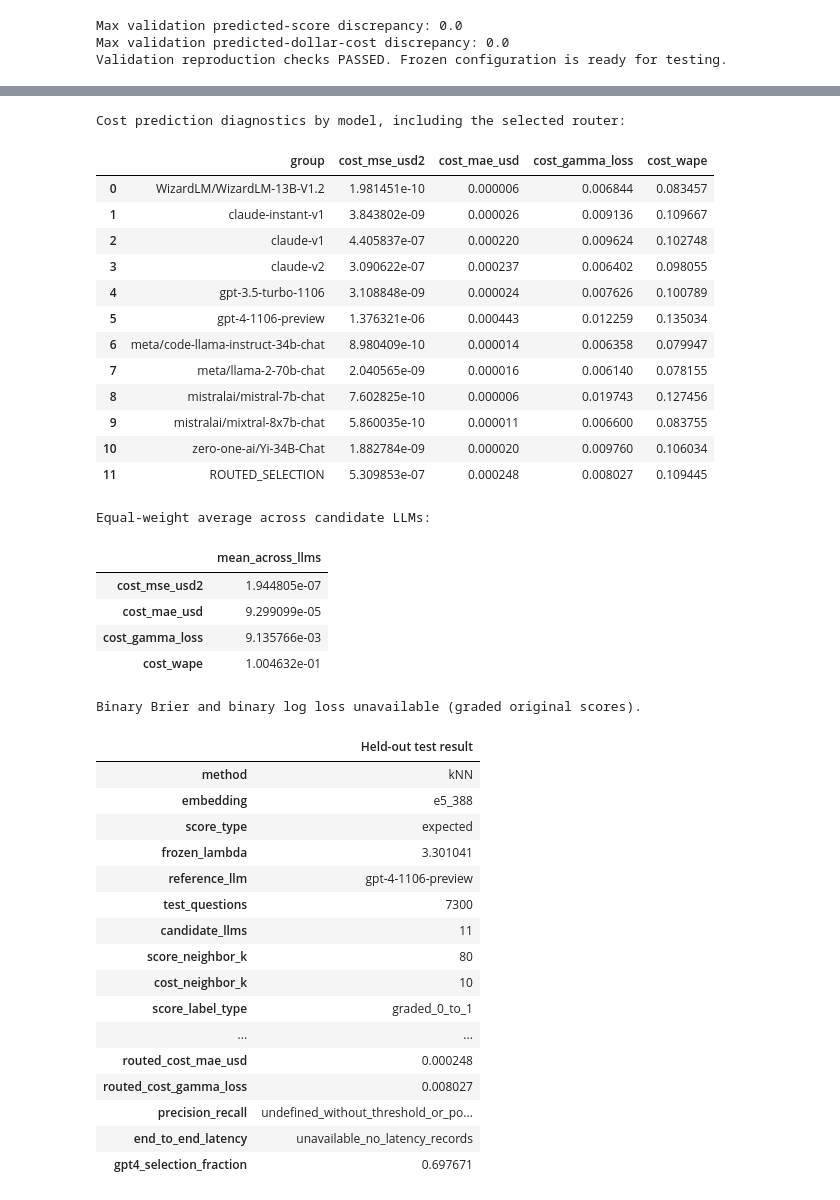
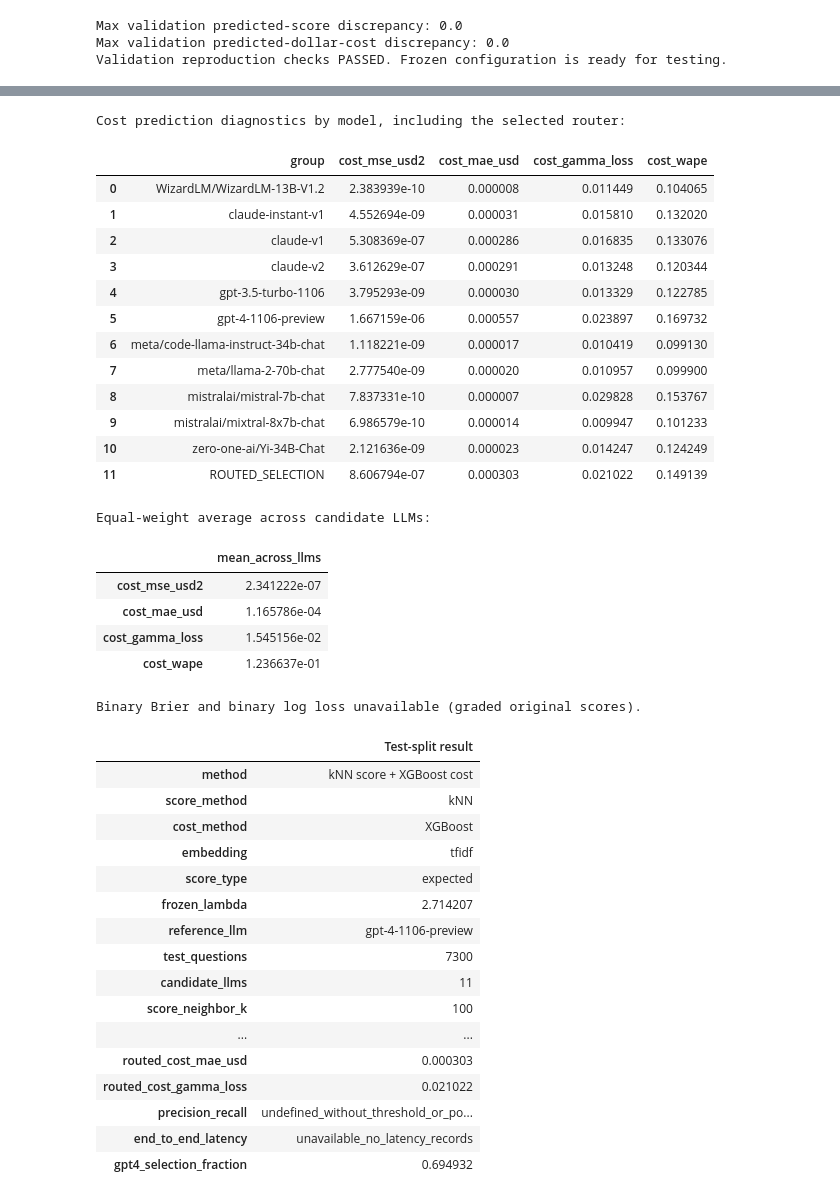
Before and after one commit to Erdos-Projects/fall-2026-right-for-less, a Jupyter notebook: 4_Final_Test/Final_Test_kNN_E5_Frozen_Policy_KPIs_TieFix.ipynb, the cells around one changed output, grey strips where cells are left out. Drawn from its saved outputs; the diff is of its cells as text; code cells hidden in the pictures.

```diff
--- a/4_Final_Test/Final_Test_kNN_E5_Frozen_Policy_KPIs_TieFix.ipynb
+++ b/4_Final_Test/Final_Test_kNN_E5_Frozen_Policy_KPIs_TieFix.ipynb
@@ -174,8 +179,8 @@ No test outcome is used to predict costs, predict scores, select model indices,
 # %%
 test_questions = pd.read_pickle(table_dir / "test_questions.pkl")
-X_test = np.load(e5_dir / "X_test_e5_full_features.npy", allow_pickle=False)
-assert X_test.shape == (len(test_questions), 388)
-p_test, c_test = knn_predict(X_test)
+X_test = load_tfidf("test")
+assert X_test.shape == (len(test_questions), X_train.shape[1])
+p_test, c_test = predict(X_test)
 predicted_scores = pd.DataFrame(p_test @ support, index=test_questions.index, columns=model_names)
 predicted_costs = pd.DataFrame(c_test, index=test_questions.index, columns=model_names)
 assert np.allclose(p_test.sum(axis=2), 1, atol=1e-10)
@@ -314,10 +316,11 @@ else:
     print("Binary Brier and binary log loss unavailable (graded original scores).")
 
 scorecard = pd.DataFrame([{
-    "method": METHOD, "embedding": FEATURE, "score_type": SCORE_TYPE,
+    "method": METHOD, "score_method": SCORE_METHOD, "cost_method": COST_METHOD,
+    "embedding": FEATURE, "score_type": SCORE_TYPE,
     "frozen_lambda": float(FROZEN_LAMBDA), "reference_llm": ref,
     "test_questions": len(test_questions), "candidate_llms": len(model_names),
-    "score_neighbor_k": selected_score_k, "cost_neighbor_k": selected_cost_k,
+    "score_neighbor_k": selected_score_k, "cost_neighbor_k": None,
     "score_label_type": "strict_binary" if strict_binary else "graded_0_to_1",
     "routed_mean_recorded_score": router_mean_score,
     "reference_mean_recorded_score": ref_mean_score,
@@ -329,67 +332,67 @@ scorecard = pd.DataFrame([{
     "relative_cost_savings": savings,
     "savings_ci95_lower": float(savings_ci[0]),
     "savings_ci95_upper": float(savings_ci[1]),
     "routed_accuracy_binary": router_mean_score if strict_binary else np.nan,
     "accuracy_change_binary": score_delta if strict_binary else np.nan,
     "candidate_binary_brier_mean_proxy": float(np.mean(score_proxy_brier_per_llm)) if strict_binary else np.nan,
     "candidate_binary_logloss_mean_proxy": float(np.mean(binary_log_loss_per_llm)) if strict_binary else np.nan,
     "candidate_cost_mse_mean_usd2": mean_llm_diagnostics["cost_mse_usd2"],
     "candidate_cost_mae_mean_usd": mean_llm_diagnostics["cost_mae_usd"],
     "candidate_cost_gamma_loss_mean": mean_llm_diagnostics["cost_gamma_loss"],
     "routed_cost_mse_usd2": cost_diagnostics.iloc[-1]["cost_mse_usd2"],
     "routed_cost_mae_usd": cost_diagnostics.iloc[-1]["cost_mae_usd"],
     "routed_cost_gamma_loss": cost_diagnostics.iloc[-1]["cost_gamma_loss"],
     "precision_recall": "undefined_without_threshold_or_positive_class",
     "end_to_end_latency": "unavailable_no_latency_records",
     "gpt4_selection_fraction": float((selected_models == "gpt-4-1106-preview").mean()),
 }])
-display(scorecard.T.rename(columns={0:"Held-out test result"}))
+display(scorecard.T.rename(columns={0:"Test-split result"}))
 
 if strict_binary:
     binary_diagnostics = pd.DataFrame({
         "llm": model_names,
         "brier_expected_score_proxy": score_proxy_brier_per_llm,
         "binary_logloss_expected_score_proxy": binary_log_loss_per_llm
     })
     display(binary_diagnostics)
 else:
     binary_diagnostics = pd.DataFrame(columns=["llm", "brier_expected_score_proxy", "binary_logloss_expected_score_proxy"])
 # %% [output]
 Cost prediction diagnostics by model, including the selected router:
 |  | group | cost_mse_usd2 | cost_mae_usd | cost_gamma_loss | cost_wape |
-| 0 | WizardLM/WizardLM-13B-V1.2 | 1.981451e-10 | 0.000006 | 0.006844 | 0.083457 |
-| 1 | claude-instant-v1 | 3.843802e-09 | 0.000026 | 0.009136 | 0.109667 |
-| 2 | claude-v1 | 4.405837e-07 | 0.000220 | 0.009624 | 0.102748 |
-| 3 | claude-v2 | 3.090622e-07 | 0.000237 | 0.006402 | 0.098055 |
-| 4 | gpt-3.5-turbo-1106 | 3.108848e-09 | 0.000024 | 0.007626 | 0.100789 |
-| 5 | gpt-4-1106-preview | 1.376321e-06 | 0.000443 | 0.012259 | 0.135034 |
-| 6 | meta/code-llama-instruct-34b-chat | 8.980409e-10 | 0.000014 | 0.006358 | 0.079947 |
-| 7 | meta/llama-2-70b-chat | 2.040565e-09 | 0.000016 | 0.006140 | 0.078155 |
-| 8 | mistralai/mistral-7b-chat | 7.602825e-10 | 0.000006 | 0.019743 | 0.127456 |
-| 9 | mistralai/mixtral-8x7b-chat | 5.860035e-10 | 0.000011 | 0.006600 | 0.083755 |
-| 10 | zero-one-ai/Yi-34B-Chat | 1.882784e-09 | 0.000020 | 0.009760 | 0.106034 |
-| 11 | ROUTED_SELECTION | 5.309853e-07 | 0.000248 | 0.008027 | 0.109445 |
+| 0 | WizardLM/WizardLM-13B-V1.2 | 2.383939e-10 | 0.000008 | 0.011449 | 0.104065 |
+| 1 | claude-instant-v1 | 4.552694e-09 | 0.000031 | 0.015810 | 0.132020 |
+| 2 | claude-v1 | 5.308369e-07 | 0.000286 | 0.016835 | 0.133076 |
+| 3 | claude-v2 | 3.612629e-07 | 0.000291 | 0.013248 | 0.120344 |
+| 4 | gpt-3.5-turbo-1106 | 3.795293e-09 | 0.000030 | 0.013329 | 0.122785 |
+| 5 | gpt-4-1106-preview | 1.667159e-06 | 0.000557 | 0.023897 | 0.169732 |
+| 6 | meta/code-llama-instruct-34b-chat | 1.118221e-09 | 0.000017 | 0.010419 | 0.099130 |
+| 7 | meta/llama-2-70b-chat | 2.777540e-09 | 0.000020 | 0.010957 | 0.099900 |
+| 8 | mistralai/mistral-7b-chat | 7.837331e-10 | 0.000007 | 0.029828 | 0.153767 |
+| 9 | mistralai/mixtral-8x7b-chat | 6.986579e-10 | 0.000014 | 0.009947 | 0.101233 |
+| 10 | zero-one-ai/Yi-34B-Chat | 2.121636e-09 | 0.000023 | 0.014247 | 0.124249 |
+| 11 | ROUTED_SELECTION | 8.606794e-07 | 0.000303 | 0.021022 | 0.149139 |
 Equal-weight average across candidate LLMs:
 |  | mean_across_llms |
-| cost_mse_usd2 | 1.944805e-07 |
-| cost_mae_usd | 9.299099e-05 |
-| cost_gamma_loss | 9.135766e-03 |
-| cost_wape | 1.004632e-01 |
+| cost_mse_usd2 | 2.341222e-07 |
+| cost_mae_usd | 1.165786e-04 |
+| cost_gamma_loss | 1.545156e-02 |
+| cost_wape | 1.236637e-01 |
 Binary Brier and binary log loss unavailable (graded original scores).
-|  | Held-out test result |
-| method | kNN |
-| embedding | e5_388 |
+|  | Test-split result |
+| method | kNN score + XGBoost cost |
+| score_method | kNN |
+| cost_method | XGBoost |
+| embedding | tfidf |
 | score_type | expected |
-| frozen_lambda | 3.301041 |
+| frozen_lambda | 2.714207 |
 | reference_llm | gpt-4-1106-preview |
 | test_questions | 7300 |
 | candidate_llms | 11 |
-| score_neighbor_k | 80 |
-| cost_neighbor_k | 10 |
-| score_label_type | graded_0_to_1 |
+| score_neighbor_k | 100 |
 | ... | ... |
-| routed_cost_mae_usd | 0.000248 |
-| routed_cost_gamma_loss | 0.008027 |
+| routed_cost_mae_usd | 0.000303 |
+| routed_cost_gamma_loss | 0.021022 |
 | precision_recall | undefined_without_threshold_or_po... |
 | end_to_end_latency | unavailable_no_latency_records |
-| gpt4_selection_fraction | 0.697671 |
+| gpt4_selection_fraction | 0.694932 |
```
Also changed, not shown: parts of 29 cells of this notebook, 17 other files.
